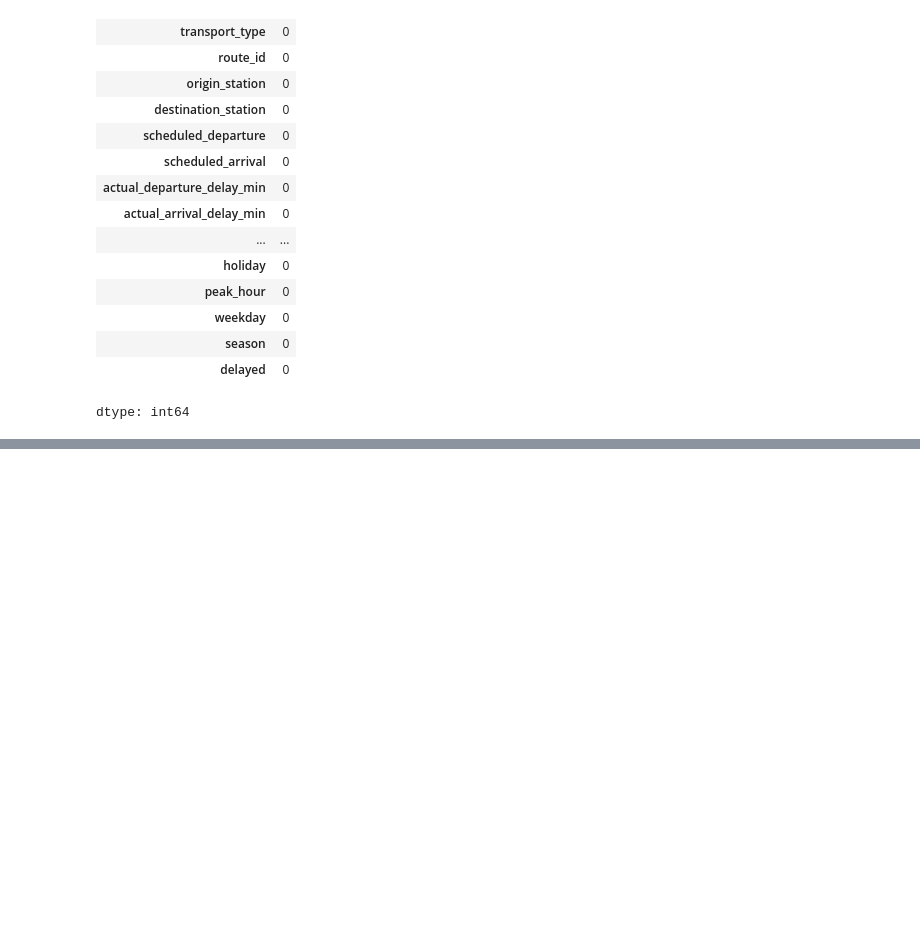
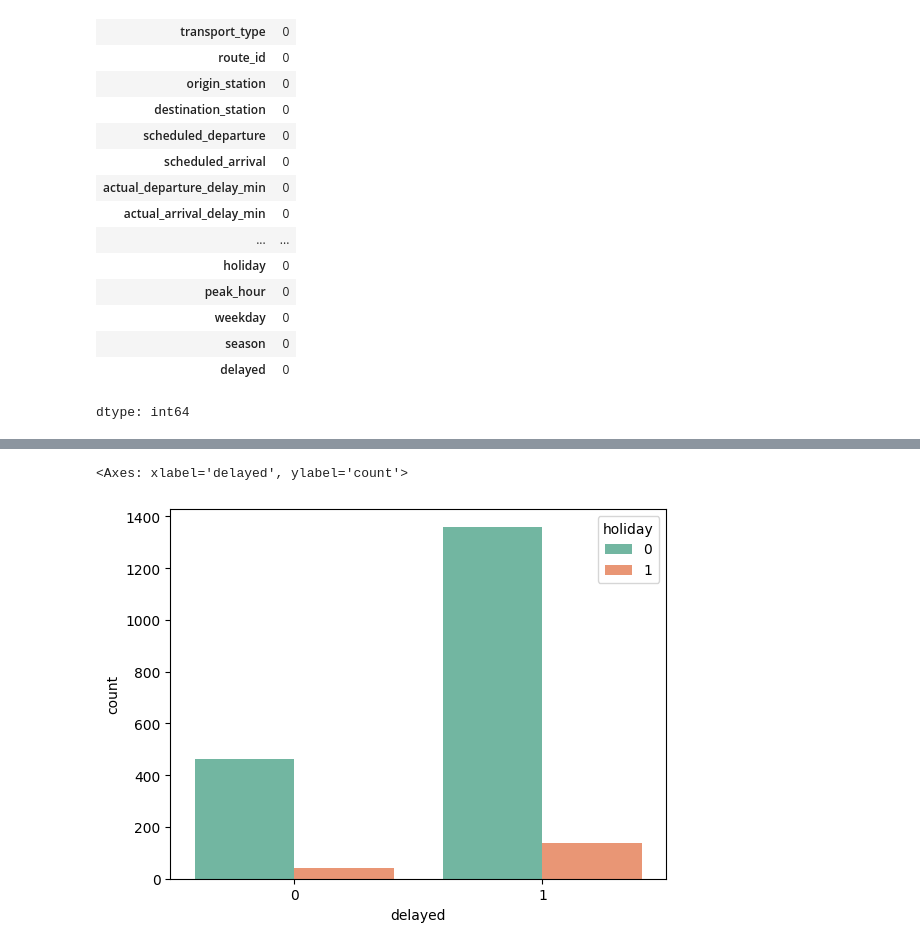
Before and after one commit to lalitha-sahitya/Public-Transport-Delays-Prediction, a Jupyter notebook: Public_Transport_Delays_Prediction.ipynb, the cells around one changed output, grey strips where cells are left out. Cells and saved outputs as stored; diff of their text form; code cells hidden in the pictures; blank space fills up the shorter version.

```diff
--- a/Public_Transport_Delays_Prediction.ipynb
+++ b/Public_Transport_Delays_Prediction.ipynb
@@ -147,0 +164,5 @@ dtype: int64
+# %%
+sns.countplot(x='delayed', hue='holiday', data=data, palette="Set2")
+# %% [output]
+<Axes: xlabel='delayed', ylabel='count'>
+[figure, added]
```
Also changed, not shown: parts of 9 cells of this notebook.
